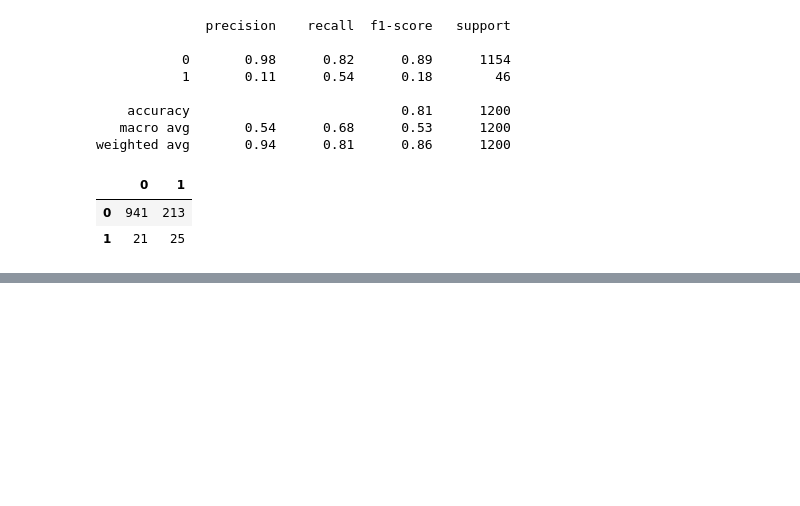
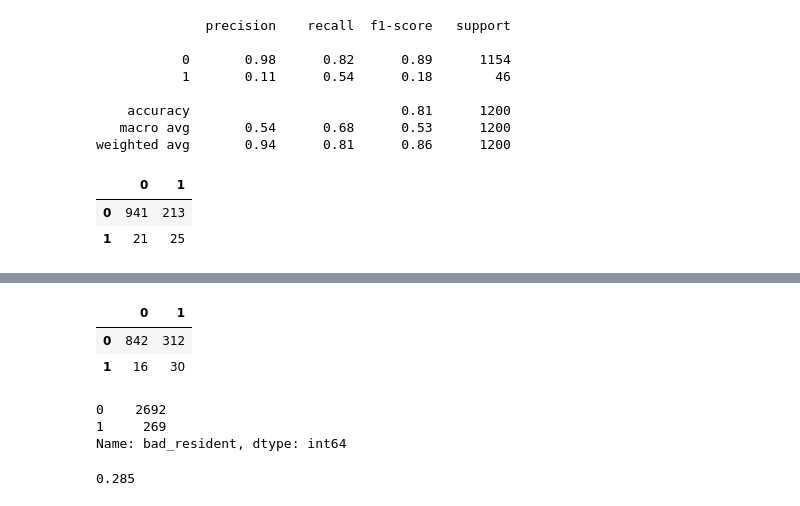
Before and after one commit to Project-DANE/DANE, a Jupyter notebook: andrew_modeling.ipynb, the cells around one changed output, grey strips where cells are left out. Saved outputs shown, nothing was run; the diff lists cells and outputs as text; code cells hidden in the pictures; blank space fills up the shorter version.

```diff
--- a/andrew_modeling.ipynb
+++ b/andrew_modeling.ipynb
@@ -284,0 +339,4 @@ print(classification_report(y_val, val_pred))
+# %%
+sm1 = ADASYN(sampling_strategy = .1)
+# %%
+train_sm, y_sm = sm1.fit_resample(train_scaled, y_train)
@@ -284,0 +349,2 @@ print(classification_report(y_val, val_pred))
+# %%
+val_pred = rf.predict(val_scaled)
@@ -284,0 +362,16 @@ print(classification_report(y_val, val_pred))
+# %%
+pd.DataFrame(confusion_matrix(y_val, val_pred), index=labels, columns=labels)
+# %% [output]
+|  | 0 | 1 |
+| 0 | 842 | 312 |
+| 1 | 16 | 30 |
+# %%
+y_up.value_counts()
+# %% [output]
+0    2692
+1     269
+Name: bad_resident, dtype: int64
+# %%
+342/(858+342)
+# %% [output]
+0.285
```
Also changed, not shown: parts of 47 cells of this notebook, 1 other file.
